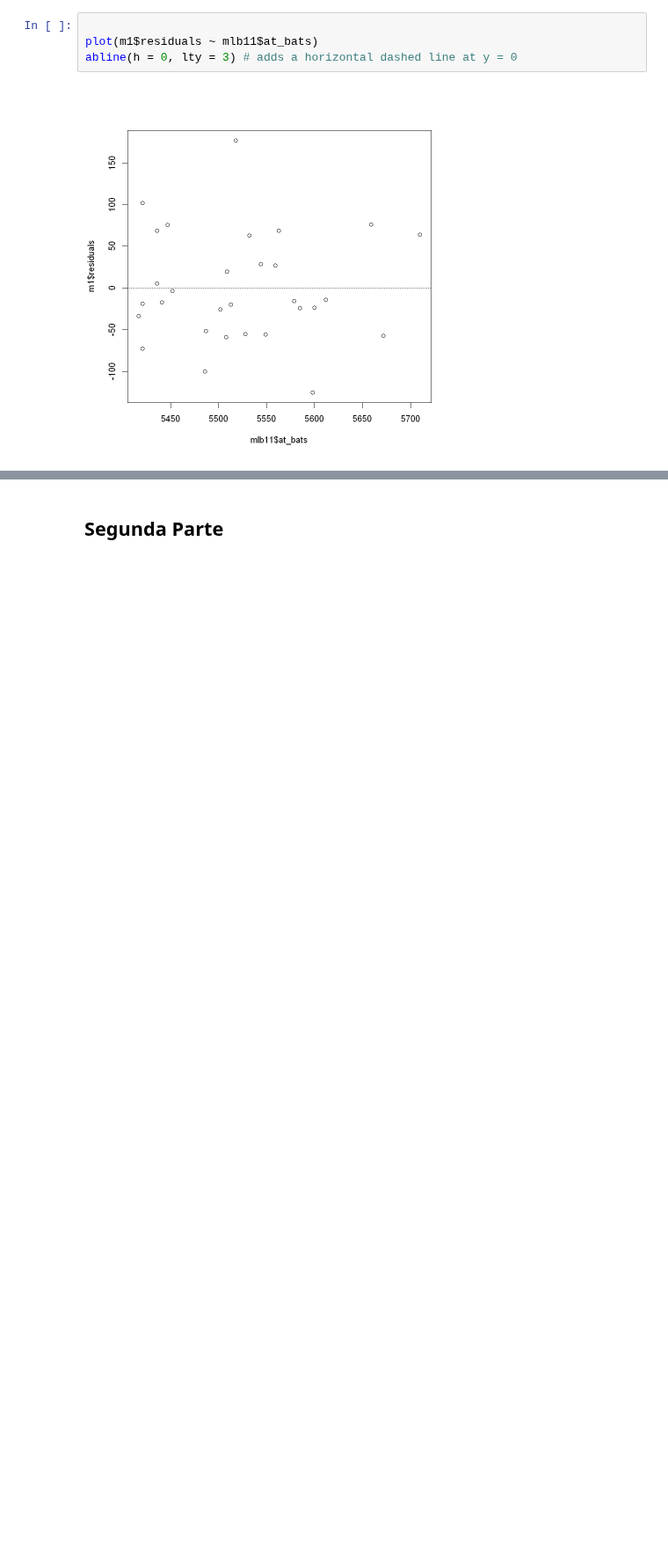
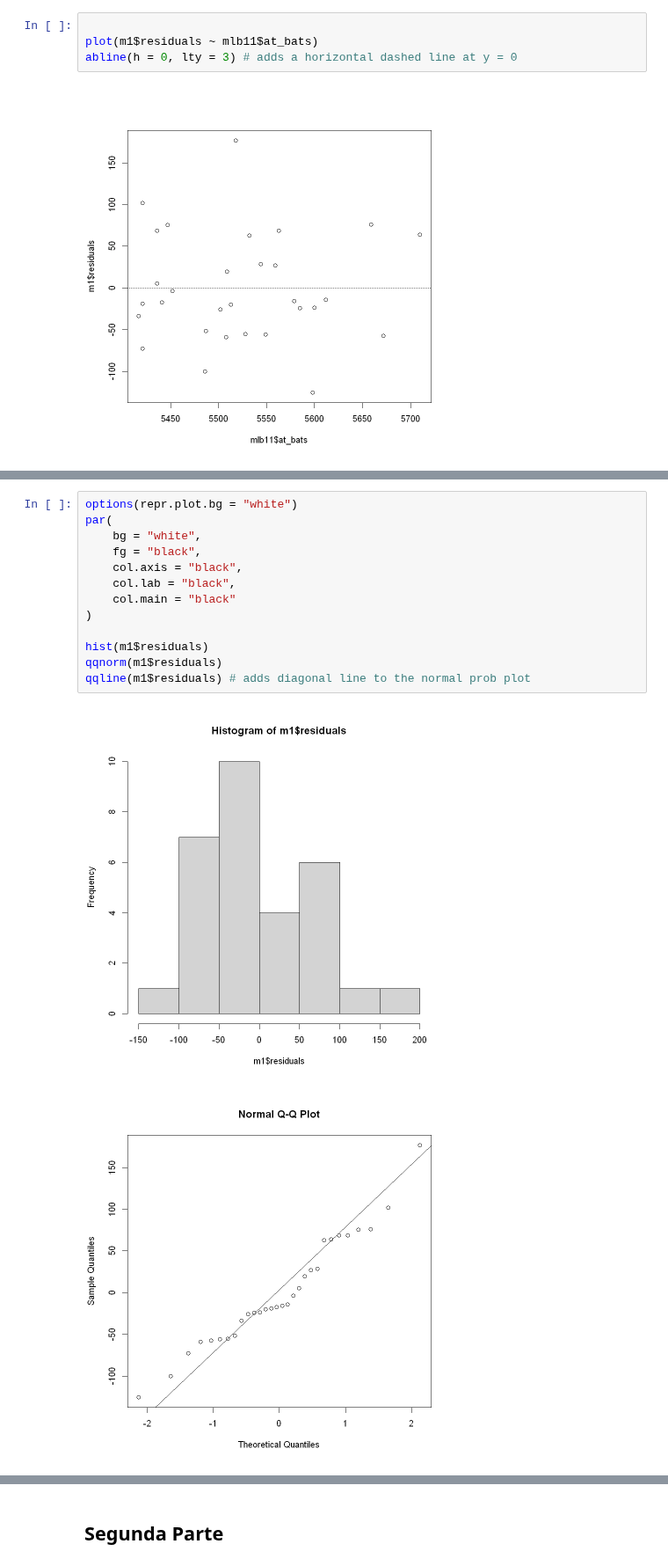
Before and after one commit to cerillo2808/Experimentos_TempName, a Jupyter notebook: AC5-Regresión-Lineal/AC5-Regresión-Lineal.ipynb, the cells around one changed output, grey strips where cells are left out. Shown at 88% size. Drawn from its saved outputs; the diff is of its cells as text; blank space fills up the shorter version.

```diff
--- a/AC5-Regresión-Lineal/AC5-Regresión-Lineal.ipynb
+++ b/AC5-Regresión-Lineal/AC5-Regresión-Lineal.ipynb
@@ -74,0 +77,16 @@ linealidad de la relación entre runs y at_bats?
+# %%
+options(repr.plot.bg = "white")
+par(
+    bg = "white",
+    fg = "black",
+    col.axis = "black",
+    col.lab = "black",
+    col.main = "black"
+)
+
+hist(m1$residuals)
+qqnorm(m1$residuals)
+qqline(m1$residuals) # adds diagonal line to the normal prob plot
+# %% [output]
+[figure, added]
+[figure, added]
```
Also changed, not shown: parts of 2 cells of this notebook.
